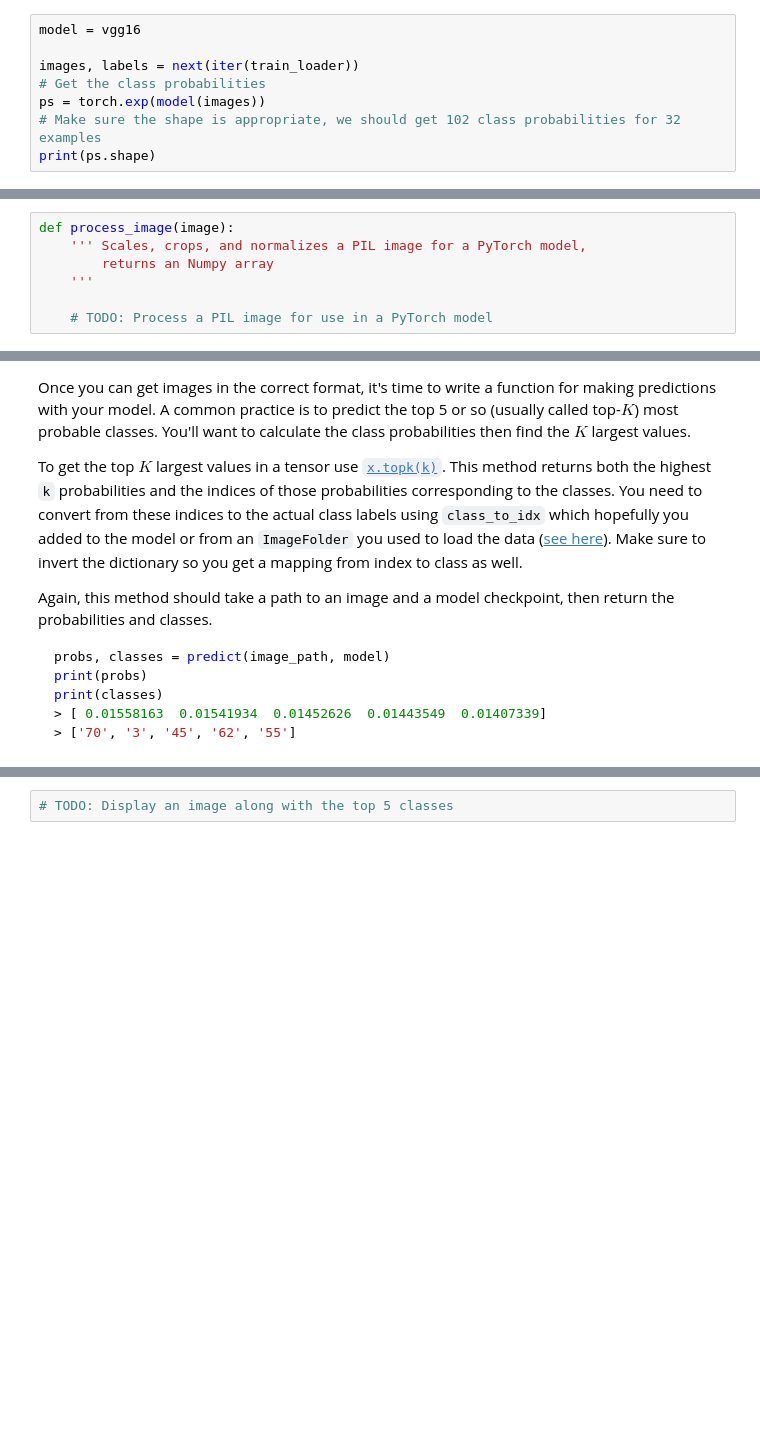
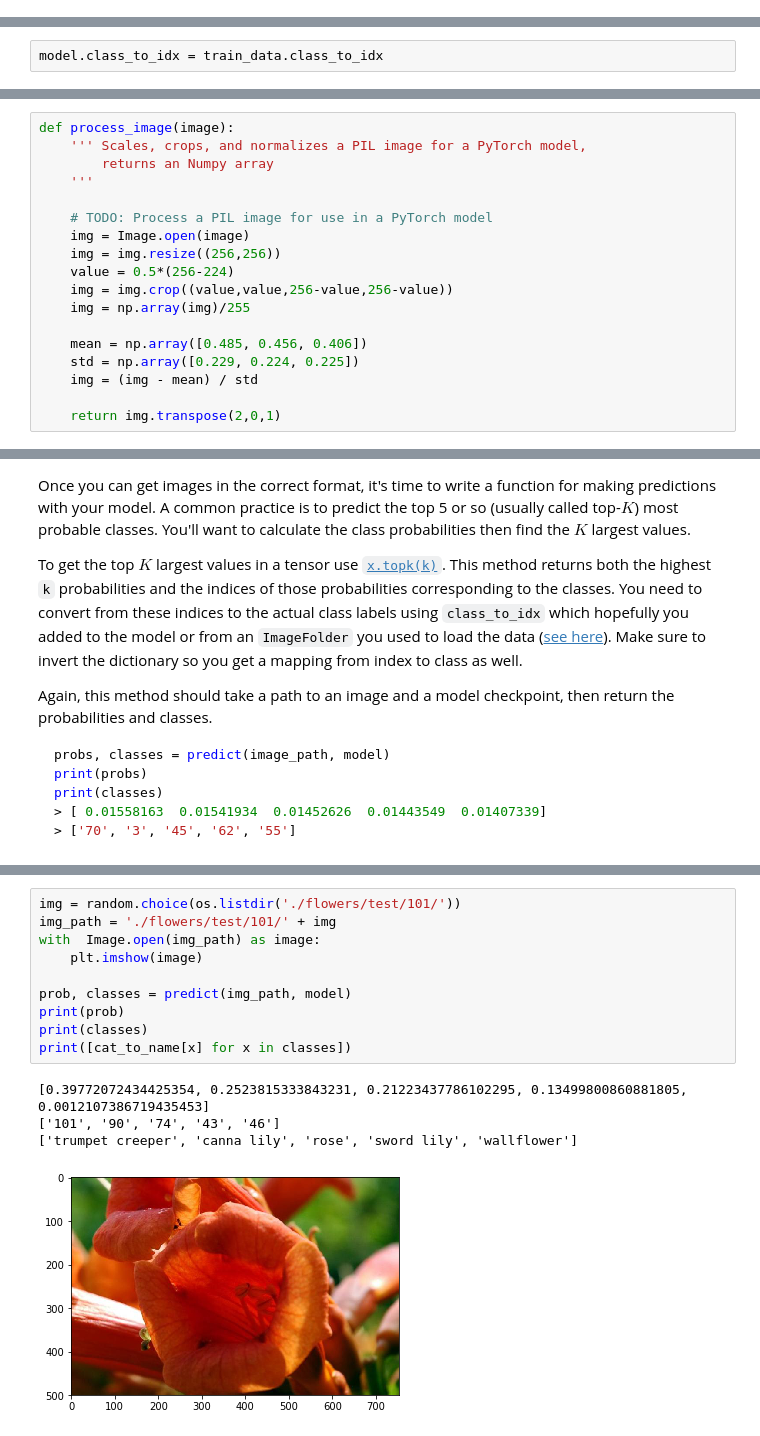
Before and after one commit to ebaung/Udacity-AI-Programming-with-Python-Final-Project, a Jupyter notebook: Image Classifier Project.ipynb, the cells around one changed output, grey strips where cells are left out. Cells and saved outputs as stored; diff of their text form; blank space fills up the shorter version.

```diff
--- a/Image Classifier Project.ipynb
+++ b/Image Classifier Project.ipynb
@@ -281,8 +141,0 @@ class Classifier(nn.Module):
-# %%
-model = vgg16
-
-images, labels = next(iter(train_loader))
-# Get the class probabilities
-ps = torch.exp(model(images))
-# Make sure the shape is appropriate, we should get 102 class probabilities for 32 examples
-print(ps.shape)
@@ -402,0 +293,2 @@ Remember that you'll want to completely rebuild the model later so you can use i
+# %%
+model.class_to_idx = train_data.class_to_idx
@@ -439,6 +431,17 @@ def process_image(image):
     '''
 
     # TODO: Process a PIL image for use in a PyTorch model
+    img = Image.open(image)
+    img = img.resize((256,256))
+    value = 0.5*(256-224)
+    img = img.crop((value,value,256-value,256-value))
+    img = np.array(img)/255
+
+    mean = np.array([0.485, 0.456, 0.406])
+    std = np.array([0.229, 0.224, 0.225])
+    img = (img - mean) / std
+
+    return img.transpose(2,0,1)
 # %% [markdown]
 To check your work, the function below converts a PyTorch tensor and displays it in the notebook. If your `process_image` function works, running the output through this function should return the original image (except for the cropped out portions).
 # %%
@@ -492,5 +546,18 @@ Now that you can use a trained model for predictions, check to make sure it make
 <img src='assets/inference_example.png' width=300px>
 
 You can convert from the class integer encoding to actual flower names with the `cat_to_name.json` file (should have been loaded earlier in the notebook). To show a PyTorch tensor as an image, use the `imshow` function defined above.
-# %%
-# TODO: Display an image along with the top 5 classes
+# %%
+img = random.choice(os.listdir('./flowers/test/101/'))
+img_path = './flowers/test/101/' + img
+with  Image.open(img_path) as image:
+    plt.imshow(image)
+
+prob, classes = predict(img_path, model)
+print(prob)
+print(classes)
+print([cat_to_name[x] for x in classes])
+# %% [output]
+[0.39772072434425354, 0.2523815333843231, 0.21223437786102295, 0.13499800860881805, 0.0012107386719435453]
+['101', '90', '74', '43', '46']
+['trumpet creeper', 'canna lily', 'rose', 'sword lily', 'wallflower']
+[figure, added]
```
Also changed, not shown: parts of 50 cells of this notebook, 2 other files.
